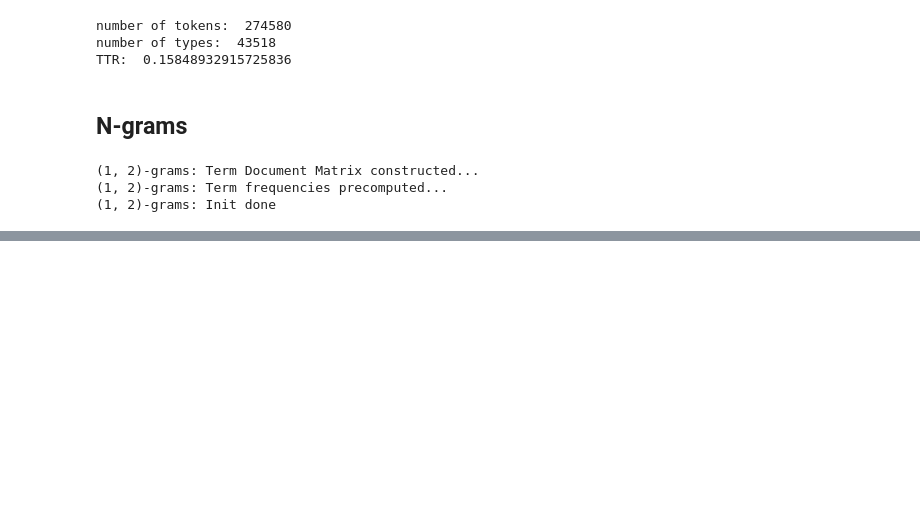
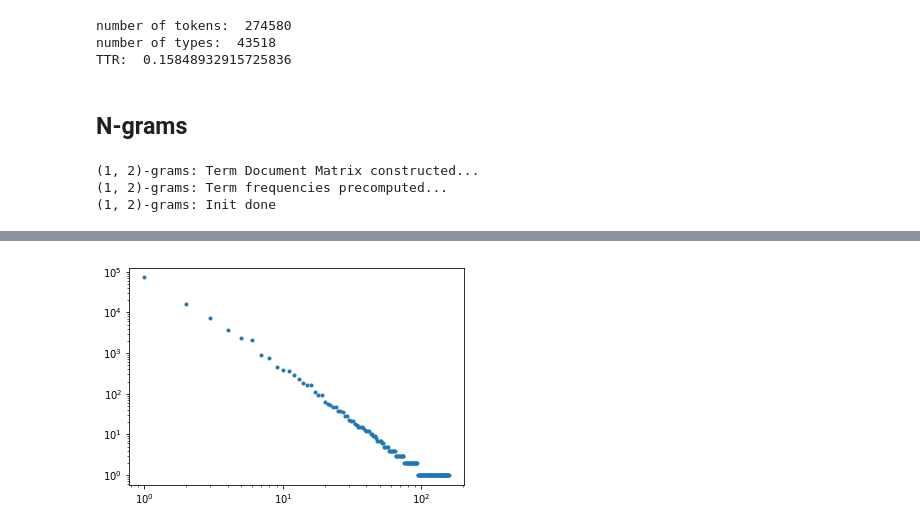
Before and after one commit to valevo/SABIO, a Jupyter notebook: experiments/ex1/pmi.ipynb, the cells around one changed output, grey strips where cells are left out. Drawn from its saved outputs; the diff is of its cells as text; code cells hidden in the pictures; blank space fills up the shorter version.

```diff
--- a/experiments/ex1/pmi.ipynb
+++ b/experiments/ex1/pmi.ipynb
@@ -113,4 +96,0 @@ for w, x in pmis.items():
-# %%
-f = lambda w: len(w)  # sum(map(len, w.split()))/2
-
-lens, pmi_vals = list(zip(*map(lambda t: (f(t[0]), t[1]), pmis.items())))
@@ -120,0 +116,15 @@ h.set_axis_labels('PMI', 'LEN', fontsize=16)
+# %%
+joint_freqs = [NG.freq(*w.split()) for w in tqdm(NG.vocab(2))]
+
+# _ = sns.histplot(np.random.permutation(joint_freqs)[:1000])
+
+from collections import Counter
+
+freq_counts = Counter(joint_freqs)
+rs, fs = list(zip(*enumerate((f for _, f in freq_counts.most_common()), start=1
+                            )))
+
+
+_ = plt.loglog(rs, fs, ".")
+# %% [output]
+[figure, added]
```
Also changed, not shown: parts of 21 cells of this notebook, 3 other files.
